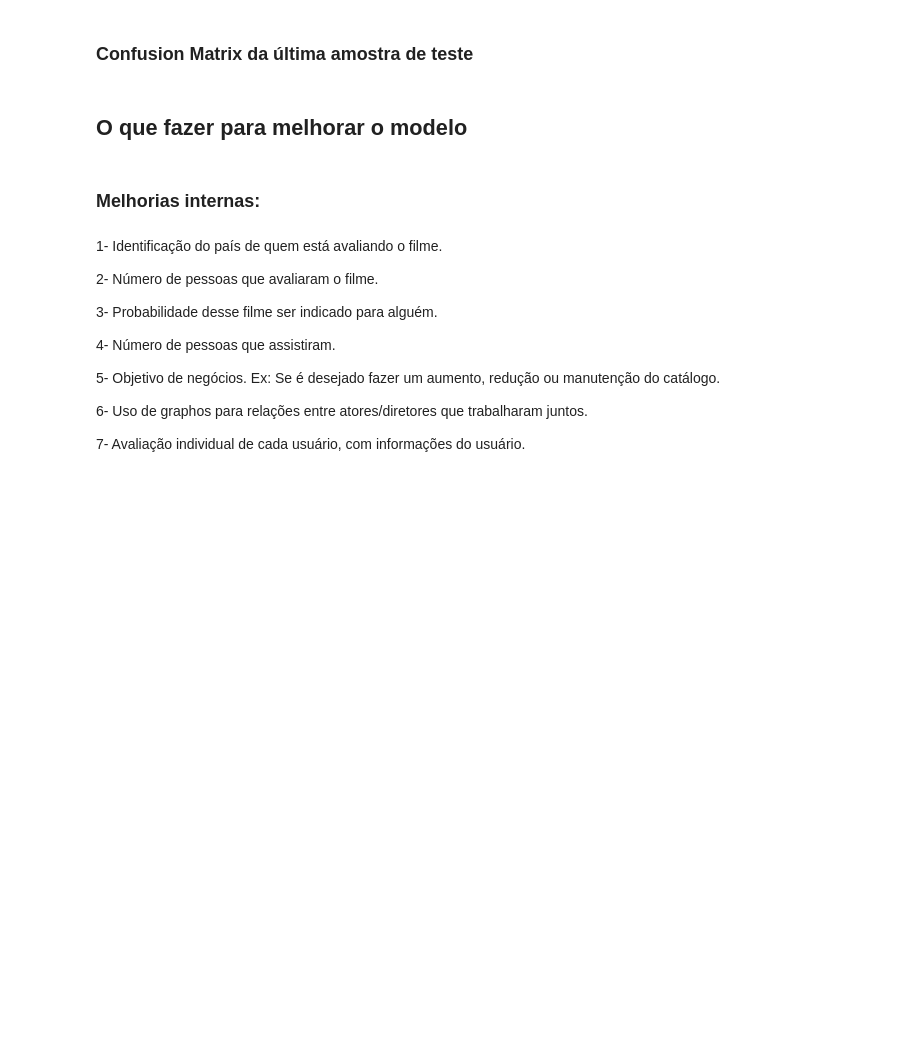
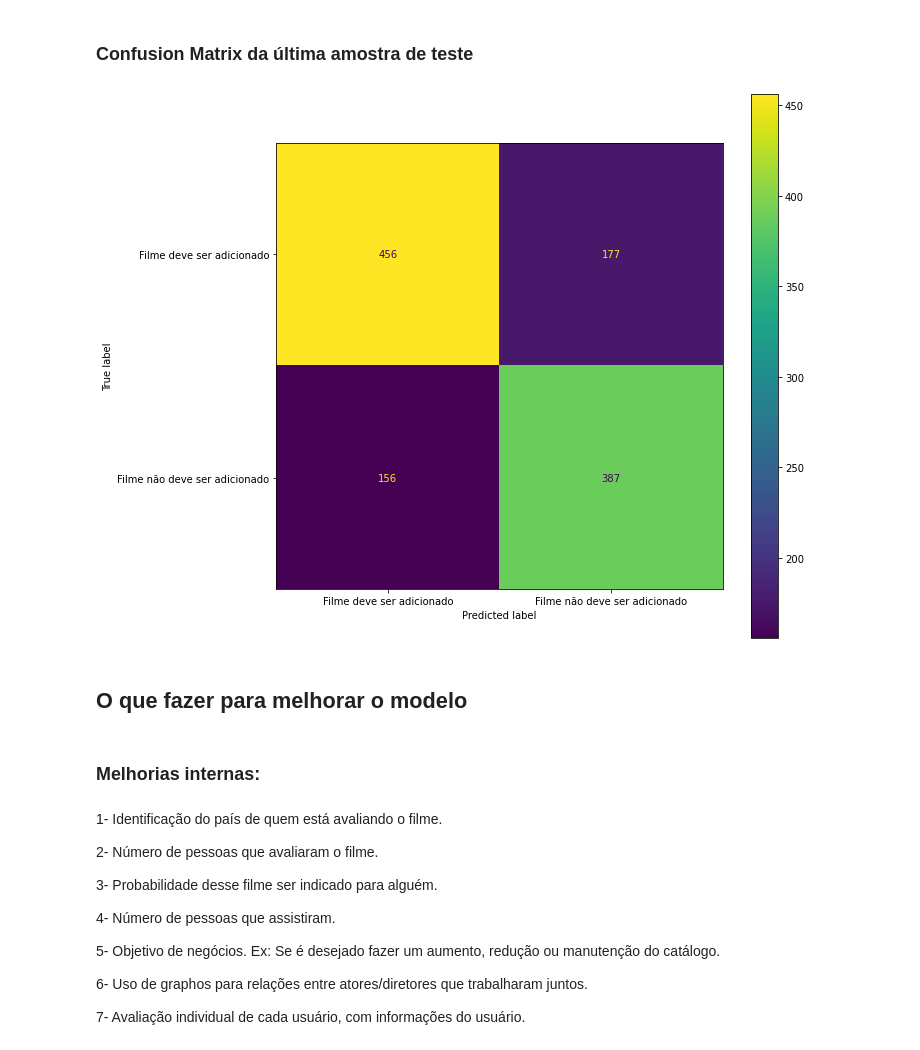
Before and after one commit to jubiss/Eleflow-, a Jupyter notebook: netflix_entregar_Q3.ipynb, the cells around one changed output. Cells and saved outputs as stored; diff of their text form; code cells hidden in the pictures; blank space fills up the shorter version.

```diff
--- a/netflix_entregar_Q3.ipynb
+++ b/netflix_entregar_Q3.ipynb
@@ -134,9 +303,11 @@ plt.show()
 # %%
 from sklearn.metrics import ConfusionMatrixDisplay
 fig, axes = plt.subplots(1, 1, figsize=(10, 10))
 ConfusionMatrixDisplay(last_conf,display_labels=['Filme deve ser adicionado',
-                                                'Filme não deve ser adicionado']).plot(ax = axes,colorbar=False)
+                                                'Filme não deve ser adicionado']).plot(ax = axes)
 plt.show()
+# %% [output]
+[figure, added]
 # %% [markdown]
 ## O que fazer para melhorar o modelo
 # %% [markdown]
```
Also changed, not shown: parts of 10 cells of this notebook, 1 other file.
